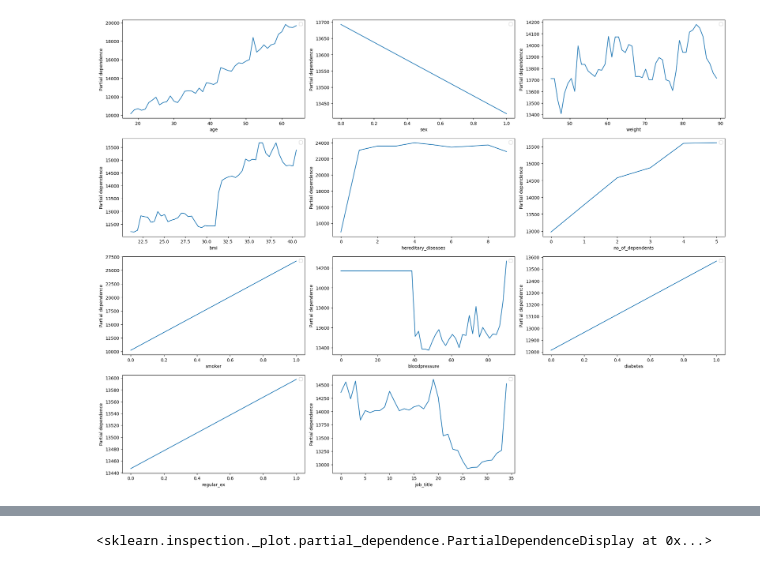
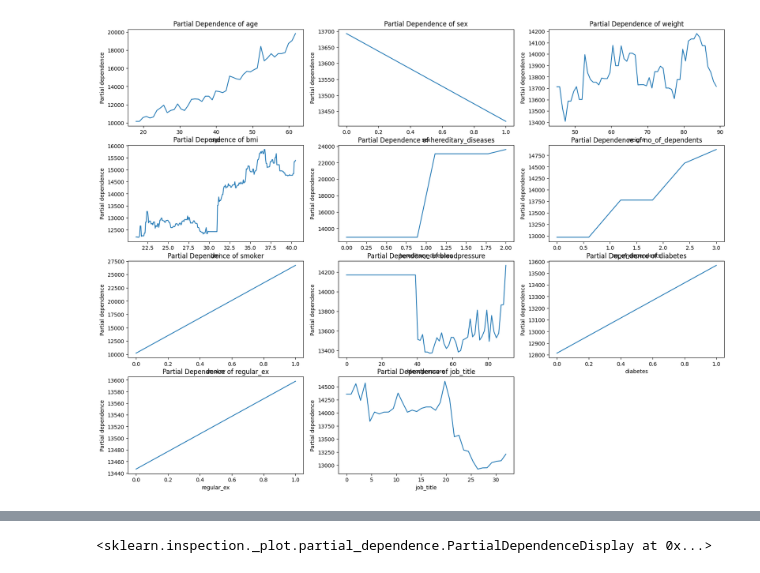
Before and after one commit to StefanBanioi/Group-13-Project-2-2, a Jupyter notebook: XGBoostPDP.ipynb, the cells around one changed output, grey strips where cells are left out. Drawn from its saved outputs; the diff is of its cells as text; code cells hidden in the pictures.

Commit message:
pdps xgboost with noise and non-noise data

```diff
--- a/XGBoostPDP.ipynb
+++ b/XGBoostPDP.ipynb
@@ -30,11 +36,17 @@ X_test_scaled = scaler.transform(X_test)
 # %%
+import matplotlib.pyplot as plt
+import numpy as np
+from sklearn.inspection import PartialDependenceDisplay
+
+# Assuming scaler and loaded_model are already defined and trained
+
+# Get the list of features
 features = list(range(X_train_scaled.shape[1]))
-pdp_results = PartialDependenceDisplay.from_estimator(loaded_model, X_train_scaled, features, feature_names=X.columns, grid_resolution=50)
-plt.clf()
+feature_names = X.columns
 
 # Determine the number of columns and rows for subplots
 num_features = len(features)
-num_cols = 3 # Number of columns for subplots
+num_cols = 3  # Number of columns for subplots
 num_rows = (num_features + num_cols - 1) // num_cols  # Calculate number of rows needed
 
 # Create subplots with adjusted dimensions
@@ -47,24 +59,30 @@ if num_features == 1:
 # Flatten the axes array for easy indexing
 ax = ax.flatten()
 
-# Iterate over each feature and its corresponding pd_result
-for i, (pd_result, feature_name) in enumerate(zip(pdp_results.pd_results, X.columns)):
+# Iterate over each feature and compute partial dependence using all distinct data points
+for i, feature in enumerate(features):
     ax_row = ax[i]  # Select subplot
 
-    # Iterate over values and pd (partial dependence) in pd_result
-    for values, pd in zip(pd_result['values'], pd_result['average']):
-        # Rescale the X values back to the original scale
-        original_values = scaler.inverse_transform(
-            np.column_stack([values if j == i else np.zeros_like(values) for j in range(len(features))])
-        )[:, i]
+    # Compute partial dependence for the feature using all unique values
+    unique_values = np.unique(X_train_scaled[:, feature])
+    pdp_results = PartialDependenceDisplay.from_estimator(loaded_model, X_train_scaled, [feature], grid_resolution=len(unique_values))
 
-        # Plot the partial dependence
-        ax_row.plot(original_values, pd)
+    # Extract the values and partial dependence data
+    pd_values = pdp_results.lines_[0][0].get_xdata()
+    pd_average = pdp_results.lines_[0][0].get_ydata()
 
-    # Set labels, title, and legend for each subplot
-    ax_row.set_xlabel(feature_name)
+    # Rescale the X values back to the original scale
+    original_values = scaler.inverse_transform(
+        np.column_stack([pd_values if j == i else np.zeros_like(pd_values) for j in range(len(features))])
+    )[:, i]
+
+    # Plot the partial dependence
+    ax_row.plot(original_values, pd_average)
+
+    # Set labels and title for each subplot
+    ax_row.set_xlabel(feature_names[i])
     ax_row.set_ylabel('Partial dependence')
-    ax_row.legend()
+    ax_row.set_title(f'Partial Dependence of {feature_names[i]}')
 
 # Remove any unused subplots
 for i in range(num_features, num_rows * num_cols):
@@ -72,4 +90,50 @@ for i in range(num_features, num_rows * num_cols):
 
 plt.tight_layout()
 plt.show()
+
+
+# features = list(range(X_train_scaled.shape[1]))
+# pdp_results = PartialDependenceDisplay.from_estimator(loaded_model, X_train_scaled, features, feature_names=X.columns, grid_resolution=50)
+# plt.clf()
+
+# # Determine the number of columns and rows for subplots
+# num_features = len(features)
+# num_cols = 3 # Number of columns for subplots
+# num_rows = (num_features + num_cols - 1) // num_cols  # Calculate number of rows needed
+
+# # Create subplots with adjusted dimensions
+# fig, ax = plt.subplots(nrows=num_rows, ncols=num_cols, figsize=(20, 15))
+
+# # Ensure ax is always a list of Axes
+# if num_features == 1:
+#     ax = [ax]  # Convert to a list if there's only one feature
+
+# # Flatten the axes array for easy indexing
+# ax = ax.flatten()
+
+# # Iterate over each feature and its corresponding pd_result
+# for i, (pd_result, feature_name) in enumerate(zip(pdp_results.pd_results, X.columns)):
+#     ax_row = ax[i]  # Select subplot
+
+#     # Iterate over values and pd (partial dependence) in pd_result
+#     for values, pd in zip(pd_result['values'], pd_result['average']):
+#         # Rescale the X values back to the original scale
+#         original_values = scaler.inverse_transform(
+#             np.column_stack([values if j == i else np.zeros_like(values) for j in range(len(features))])
+#         )[:, i]
+
+#         # Plot the partial dependence
+#         ax_row.plot(original_values, pd)
+
+#     # Set labels, title, and legend for each subplot
+#     ax_row.set_xlabel(feature_name)
+#     ax_row.set_ylabel('Partial dependence')
+#     ax_row.legend()
+
+# # Remove any unused subplots
+# for i in range(num_features, num_rows * num_cols):
+#     fig.delaxes(ax[i])
+
+# plt.tight_layout()
+# plt.show()
 # %% [output]
@@ -88 +140 @@ No artists with labels found to put in legend.  Note that artists whose label st
-[figure, old version]
+[figure, new version]
```
Also changed, not shown: parts of 11 cells of this notebook.
